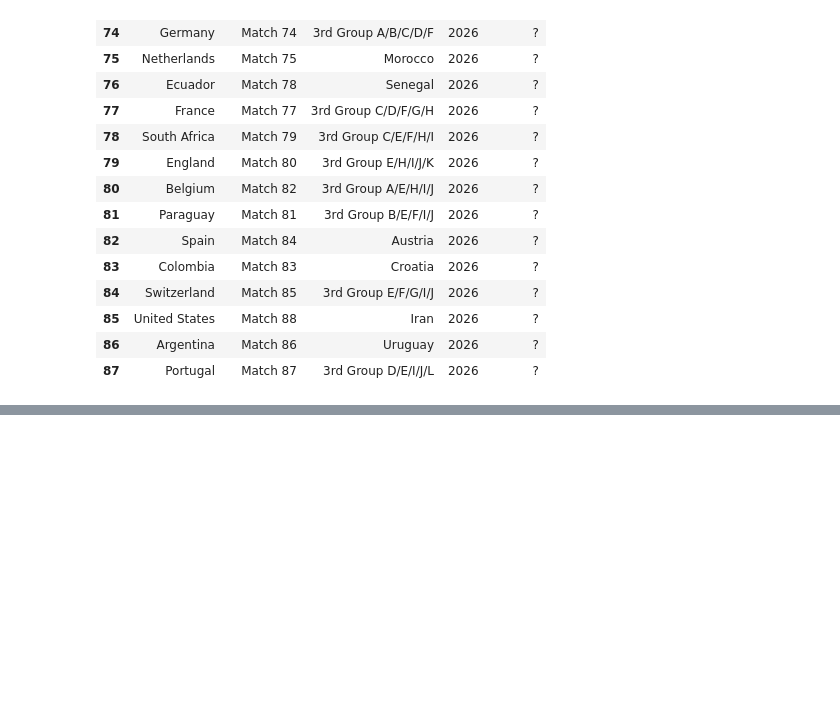
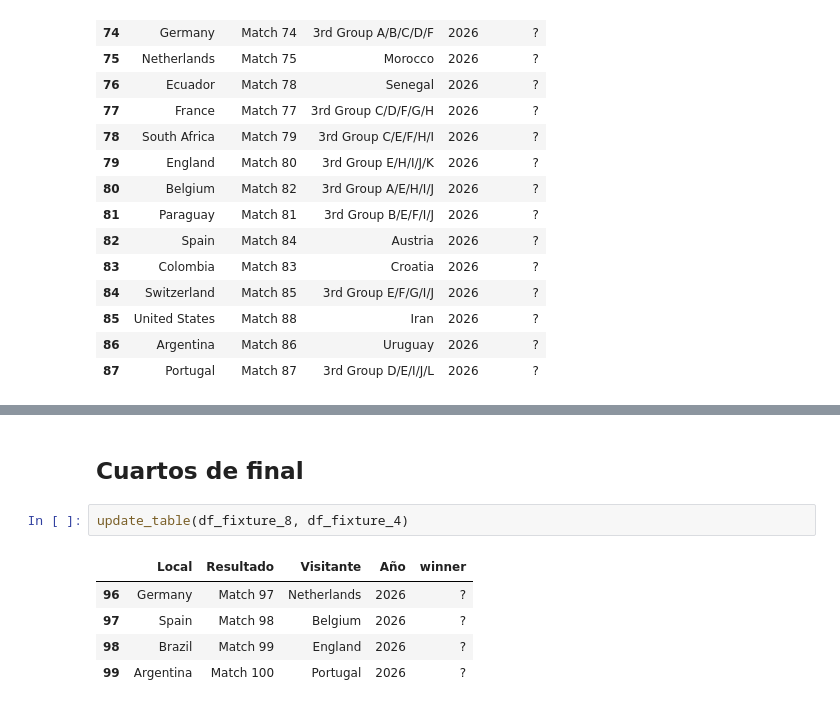
Before and after one commit to IVDAL2NIGHT/FIFA-Worldcup-2026-winner-predictor, a Jupyter notebook: modelo.ipynb, the cells around one changed output, grey strips where cells are left out. Cells and saved outputs as stored; diff of their text form; blank space fills up the shorter version.

```diff
--- a/modelo.ipynb
+++ b/modelo.ipynb
@@ -384,0 +408,10 @@ get_winner(df_fixture_32)
+# %% [markdown]
+## Cuartos de final
+# %%
+update_table(df_fixture_8, df_fixture_4)
+# %% [output]
+|  | Local | Resultado | Visitante | Año | winner |
+| 96 | Germany | Match 97 | Netherlands | 2026 | ? |
+| 97 | Spain | Match 98 | Belgium | 2026 | ? |
+| 98 | Brazil | Match 99 | England | 2026 | ? |
+| 99 | Argentina | Match 100 | Portugal | 2026 | ? |
```
Also changed, not shown: parts of 19 cells of this notebook.
